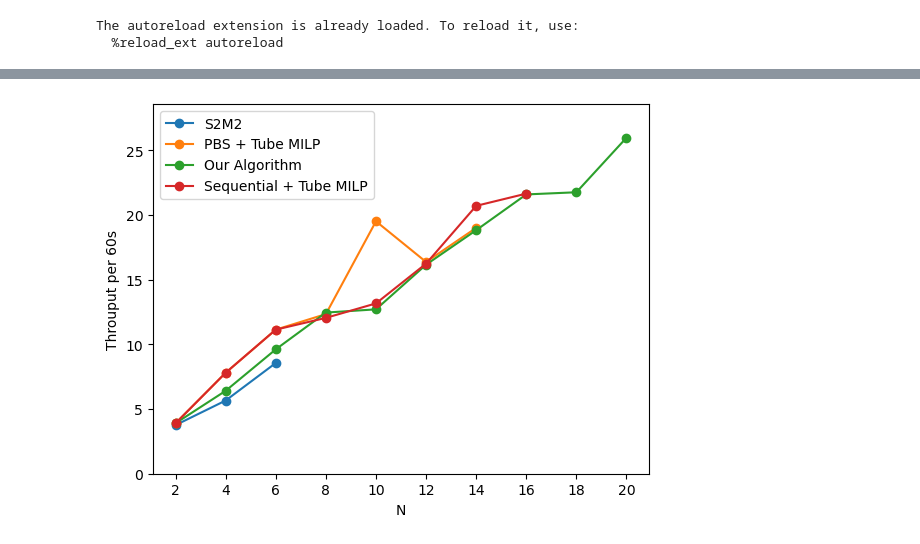
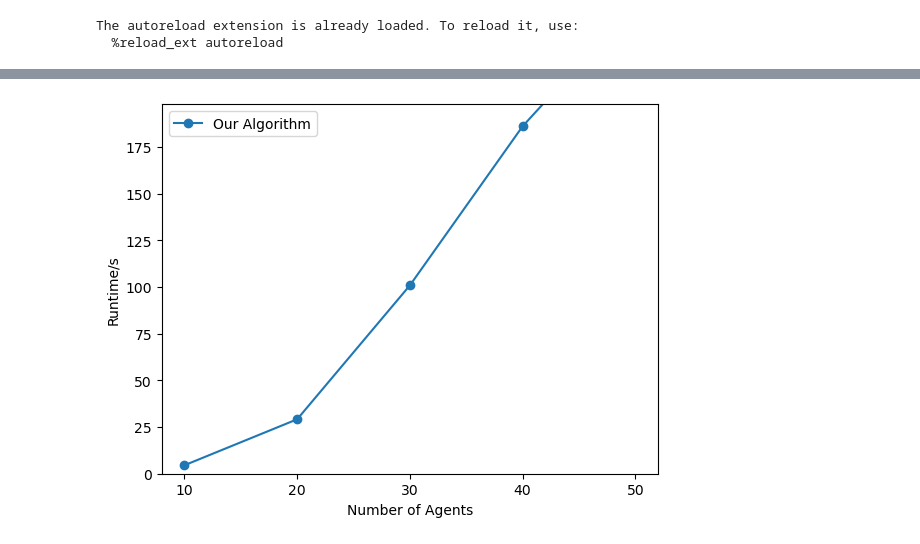
Before and after one commit to CoNG-harvard/PA-Nav, a Jupyter notebook: notebooks_playground/benchmarking plotting.ipynb, the cells around one changed output, grey strips where cells are left out. Drawn from its saved outputs; the diff is of its cells as text; code cells hidden in the pictures.

Commit message:
Tested on 50 agent task

```diff
--- a/notebooks_playground/benchmarking plotting.ipynb
+++ b/notebooks_playground/benchmarking plotting.ipynb
@@ -19,20 +17,27 @@ The autoreload extension is already loaded. To reload it, use:
   %reload_ext autoreload
 # %%
 
-env_name = "MultiTunnel"
+env_name = "MultiTunnel_large"
 
-# Save checkpoint data
+# Make the figure saving folder
+import os
+if env_name not in os.listdir('./figures'):
+    os.mkdir("./figures/"+env_name)
+
+# Load data
 with open("./data/{}.pkl".format(env_name),'rb') as fp:
     results = pkl.load(fp)
 
-TIMEOUT = 100
+
+
+TIMEOUT = 200
 # Visualize the simulation results
 metrics = {
         #     "Makespan": lambda result: [makespan(result['plan'])] if result['plan'] else [],
         #    "Flowtime": lambda result: [flowtime(result['plan'])] if result['plan'] else [],
         "Compute Time": lambda result: [result['time']] if result['plan'] is not None or result['time']>TIMEOUT else [],
-           "Throuput per 60s": lambda result: [result['N_agent']/makespan(result['plan']) * 60]  if result['plan'] else [],
-           "Ave. Travel Cost": lambda result: [flowtime(result['plan'])/result['N_agent']] if result['plan'] else []
+        #    "Throuput per 60s": lambda result: [result['N_agent']/makespan(result['plan']) * 60]  if result['plan'] else [],
+           "Ave. Travel Cost": lambda result: [flowtime(result['plan'])/result['N_agent']] if result['plan'] is not None and all([p is not None for p in result['plan']]) else []
            }
 
 legends = {
@@ -44,11 +49,14 @@ legends = {
 
 noplot = {"Seq_Temp_Obs"}
 
+n_to_display = np.arange(2,51,2)
+
 performance = {}
 
 for result in results:
     # print(result['plan'][-1])
     alg = result['alg_name']
+
     if alg not in performance:
         performance[alg] = {}
         performance[alg]['n_agents'] = []
@@ -62,31 +70,62 @@ for result in results:
         performance[alg][metric]+=eval(result)
 from matplotlib import pyplot as plt
 
-for metric in metrics:
+# Travel Cost per Agent
+metric = "Ave. Travel Cost"
+plt.figure()
+plt.ylabel("Travel Cost per Agent")
+plt.xlabel("Number of Agents")
+ymax = 0
+xticks = set()
+for alg in performance:
+    if alg in noplot:
+        continue
+    x = performance[alg]['n_agents']
+    idx = [i for i in range(len(x)) if x[i] in n_to_display]
+    x = [x[i] for i in idx]
 
-    plt.figure()
-    plt.ylabel(metric)
-    plt.xlabel("N")
-    # plt.ylim((0,20))
-    ymax = 0
-    xticks = set()
-    for alg in performance:
-        if alg in noplot:
-            continue
-        x = performance[alg]['n_agents']
-        val = performance[alg][metric]
-        l = min(len(x),len(val))
-        if l>0:
-            plt.plot(x[:l],val[:l], label = legends[alg],marker = "o")
-            xticks.update(x[:l])
-            ymax = max(ymax,max(performance[alg][metric]))
+    val = performance[alg][metric]
+    val = [val[i] for i in idx if i<len(val)]
+    l = min(len(x),len(val))
+    if l>0:
+        plt.plot(x[:l],val[:l], label = legends[alg],marker = "o")
+        xticks.update(x[:l])
+        ymax = max(ymax,max(val[:l]))
 
 
-    if metric == "Compute Time":
-        ymax = TIMEOUT
 
-    plt.xticks(list(xticks))
-    plt.ylim(0.0,ymax*1.1)
-    plt.legend()
-    plt.show()
+plt.xticks(list(xticks))
+plt.ylim(0.0,ymax*1.1)
+plt.legend()
+plt.savefig("./figures/"+env_name+"/TravelCost.pdf")
+plt.show()
+
+
+# Computational Time
+metric = "Compute Time"
+plt.figure()
+plt.ylabel("Runtime/s")
+plt.xlabel("Number of Agents")
+xticks = set()
+for alg in performance:
+    if alg in noplot:
+        continue
+    x = performance[alg]['n_agents']
+    idx = [i for i in range(len(x)) if x[i] in n_to_display]
+    x = [x[i] for i in idx]
+
+    val = performance[alg][metric]
+    val = [val[i] for i in idx if i<len(val)]
+    l = min(len(x),len(val))
+    if l>0:
+        plt.plot(x[:l],val[:l], label = legends[alg],marker = "o")
+        xticks.update(x[:l])
+
+plt.xticks(list(xticks))
+
+ymax = TIMEOUT * 0.9
+plt.ylim(0.0,ymax*1.1)
+plt.legend()
+plt.savefig("./figures/"+env_name+"/Runtime.pdf")
+plt.show()
 # %% [output]
@@ -94 +133 @@ for metric in metrics:
-[figure, old version]
+[figure, new version]
```
Also changed, not shown: parts of 7 cells of this notebook, 31 other files.
